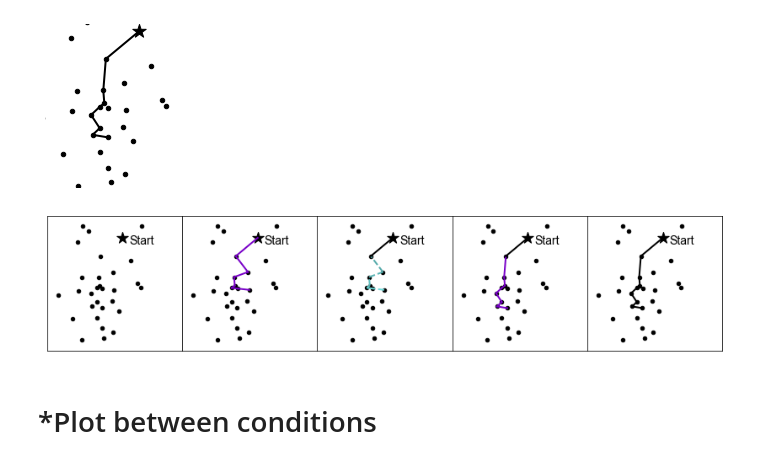
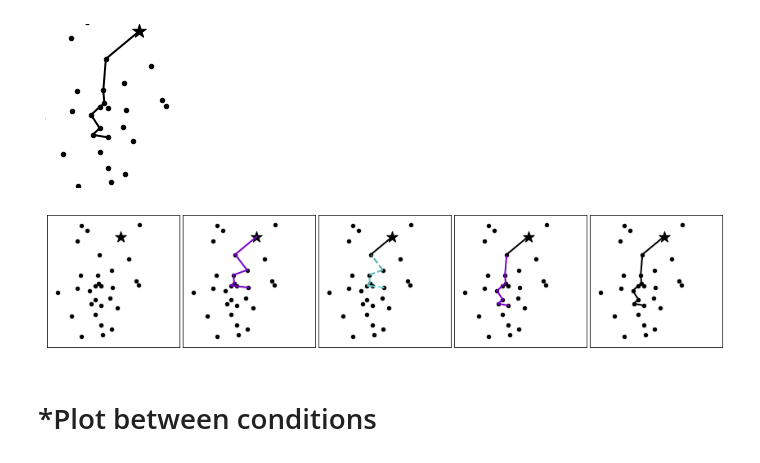
Before and after one commit to sherrybao222/Road_Construction, a Jupyter notebook: analysis/final_analysis/figure_dk_20250125.ipynb, the cells around one changed output. Drawn from its saved outputs; the diff is of its cells as text; code cells hidden in the pictures.

```diff
--- a/analysis/final_analysis/figure_dk_20250125.ipynb
+++ b/analysis/final_analysis/figure_dk_20250125.ipynb
@@ -49,9 +55,13 @@ data_dir  = 'data/preprocessed'
 out_dir = home_dir + 'figures/figures_final/'
 R_out_dir = home_dir + 'R_analysis_data/'
 # %%
+data_choice_level = pd.read_csv(R_out_dir +  'choice_level/choicelevel_data.csv')
+data_choice_level = df_choice_add_features(data_choice_level)
+
 data_puzzle_level = pd.read_csv(R_out_dir +  'data.csv')
+data_puzzle_level = df_map_add_features(data_puzzle_level, data_choice_level)
 puzzleID_order_data = data_puzzle_level.sort_values(["subjects","puzzleID"])
-data_choice_level = pd.read_csv(R_out_dir +  'choice_level/choicelevel_data.csv')
+
 
 single_condition_data = puzzleID_order_data[puzzleID_order_data['condition']==1].copy()
 single_condition_data = single_condition_data.reset_index()
@@ -507,7 +517,7 @@ plt.savefig(out_dir + 'submit_2' + save_mode, bbox_inches='tight', pad_inches=0.
 # combine the figures above to make a single figure
 # load fig from fig1a_data and plot on the first subplot in 5 columns
 %matplotlib inline
-fig, ax = plt.subplots(figsize=(12,3), ncols=5)
+fig, ax = plt.subplots(figsize=(12.4,3), ncols=5)
 mpl.rcParams.update({'font.size': font_size})
 # tight layout with no gap between the subplots AND no space around the figure
 plt.tight_layout()
@@ -524,7 +534,7 @@ for i in range(5):
 
     for j in range(len(TS['xy'])):
         ax[i].scatter(TS['xy'][j][0], TS['xy'][j][1], color='black', s=20)
-    ax[i].annotate('Start', (TS['xy'][0][0]+20, TS['xy'][0][1]-20), fontsize=14, c='k')
+    # ax[i].annotate('Start', (TS['xy'][0][0]+20, TS['xy'][0][1]-20), fontsize=14, c='k')
 
     # check if fig1a_data has colors as key
     if 'colors' in fig1a_data[str(i)].keys():
@@ -547,34 +557,34 @@ for i in range(5):
             ax[i].plot([path_do_connected[j][0][0], path_do_connected[j][1][0]], [path_do_connected[j][0][1], path_do_connected[j][1][1]], color=colors[j], linewidth=2, alpha=1)
         path_do_remaining = fig1a_data[str(i)]['path_do_remaining']
         for j in range(len(path_do_remaining)):
             ax[i].plot([path_do_remaining[j][0][0], path_do_remaining[j][1][0]], [path_do_remaining[j][0][1], path_do_remaining[j][1][1]], color='k', linewidth=2, alpha=1)
     elif i ==4:
         path_submit = fig1a_data[str(i)]['path_submit']
         for j in range(len(path_submit)):
             ax[i].plot([path_submit[j][0][0], path_submit[j][1][0]], [path_submit[j][0][1], path_submit[j][1][1]], color='k', linewidth=2, alpha=1)
     # grid off
     ax[i].grid(False)
 
     # remove all borders
     # for spine in ax[i].spines.values():
         # spine.set_visible(False)
 
     # x lim y lim
     ax[i].set_xlim([-200, 200])
     ax[i].set_ylim([-200, 200])
 
     # x ticks and y ticks
     ax[i].set_xticks([])
     ax[i].set_yticks([])
 
     # make axis equal
     ax[i].set_aspect('equal')
 
 # ax[5].set_position([0.89, 0.05, 0.2, 0.85])
 
 plt.savefig(out_dir + 'do_submit' + save_mode, bbox_inches='tight', pad_inches=0.1)
 # %% [output]
-[figure, old version]
+[figure, new version]
 # %% [markdown]
 # *Plot between conditions
 # %%
```
Also changed, not shown: parts of 6 cells of this notebook, 4 other files.
